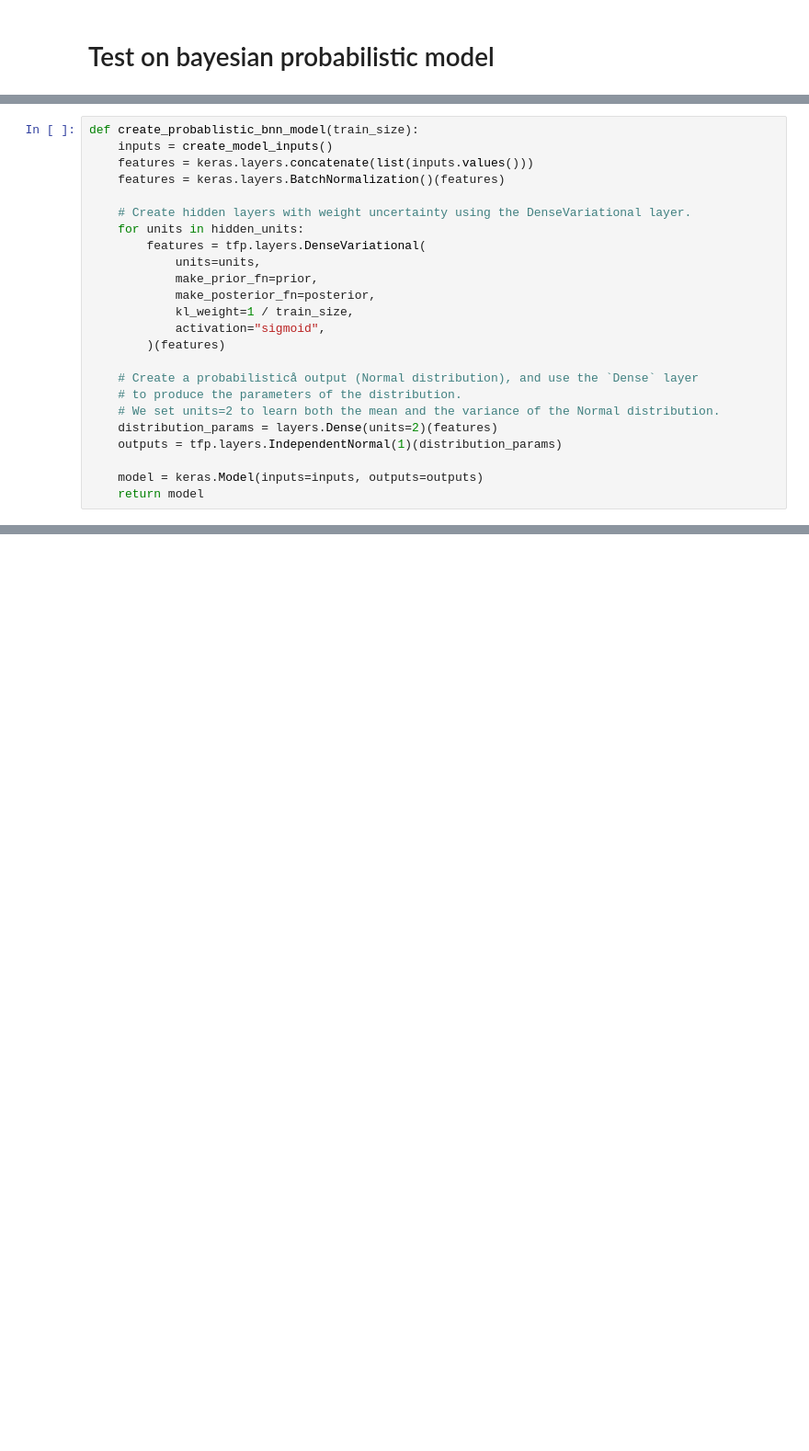
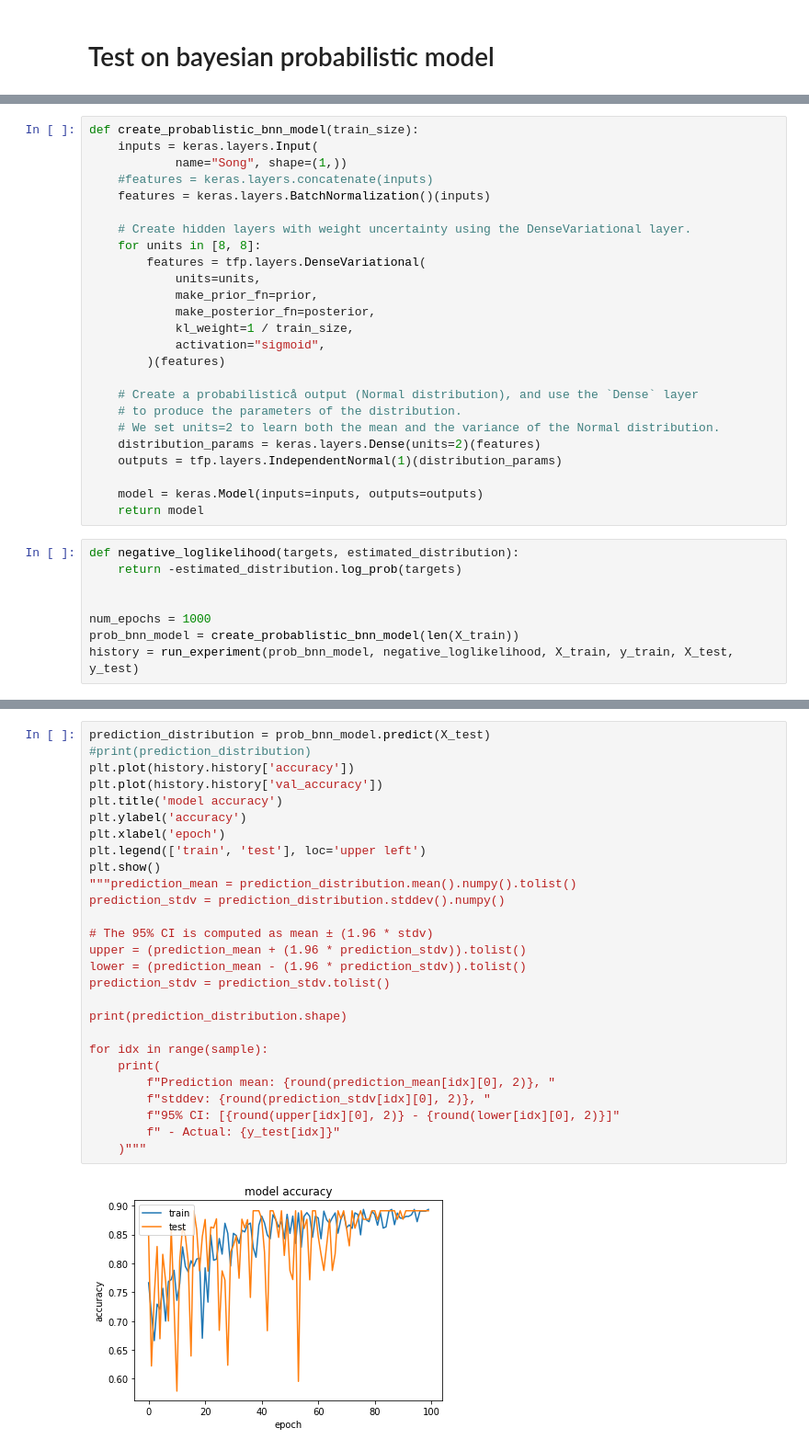
Before and after one commit to egvhoena/uncertainty-in-recs, a Jupyter notebook: new_playground.ipynb, the cells around one changed output, grey strips where cells are left out. Shown at 92% size. Cells and saved outputs as stored; diff of their text form; blank space fills up the shorter version.

```diff
--- a/new_playground.ipynb
+++ b/new_playground.ipynb
@@ -435,11 +461,12 @@ def create_model_inputs():
 # %%
 def create_probablistic_bnn_model(train_size):
-    inputs = create_model_inputs()
-    features = keras.layers.concatenate(list(inputs.values()))
-    features = keras.layers.BatchNormalization()(features)
+    inputs = keras.layers.Input(
+            name="Song", shape=(1,))
+    #features = keras.layers.concatenate(inputs)
+    features = keras.layers.BatchNormalization()(inputs)
 
     # Create hidden layers with weight uncertainty using the DenseVariational layer.
-    for units in hidden_units:
+    for units in [8, 8]:
         features = tfp.layers.DenseVariational(
             units=units,
             make_prior_fn=prior,
@@ -451,8 +478,16 @@ def create_probablistic_bnn_model(train_size):
     # Create a probabilisticå output (Normal distribution), and use the `Dense` layer
     # to produce the parameters of the distribution.
     # We set units=2 to learn both the mean and the variance of the Normal distribution.
-    distribution_params = layers.Dense(units=2)(features)
+    distribution_params = keras.layers.Dense(units=2)(features)
     outputs = tfp.layers.IndependentNormal(1)(distribution_params)
 
     model = keras.Model(inputs=inputs, outputs=outputs)
     return model
+# %%
+def negative_loglikelihood(targets, estimated_distribution):
+    return -estimated_distribution.log_prob(targets)
+
+
+num_epochs = 1000
+prob_bnn_model = create_probablistic_bnn_model(len(X_train))
+history = run_experiment(prob_bnn_model, negative_loglikelihood, X_train, y_train, X_test, y_test)
@@ -458,0 +516,29 @@ def create_probablistic_bnn_model(train_size):
+# %%
+prediction_distribution = prob_bnn_model.predict(X_test)
+#print(prediction_distribution)
+plt.plot(history.history['accuracy'])
+plt.plot(history.history['val_accuracy'])
+plt.title('model accuracy')
+plt.ylabel('accuracy')
+plt.xlabel('epoch')
+plt.legend(['train', 'test'], loc='upper left')
+plt.show()
+"""prediction_mean = prediction_distribution.mean().numpy().tolist()
+prediction_stdv = prediction_distribution.stddev().numpy()
+
+# The 95% CI is computed as mean ± (1.96 * stdv)
+upper = (prediction_mean + (1.96 * prediction_stdv)).tolist()
+lower = (prediction_mean - (1.96 * prediction_stdv)).tolist()
+prediction_stdv = prediction_stdv.tolist()
+
+print(prediction_distribution.shape)
+
+for idx in range(sample):
+    print(
+        f"Prediction mean: {round(prediction_mean[idx][0], 2)}, "
+        f"stddev: {round(prediction_stdv[idx][0], 2)}, "
+        f"95% CI: [{round(upper[idx][0], 2)} - {round(lower[idx][0], 2)}]"
+        f" - Actual: {y_test[idx]}"
+    )"""
+# %% [output]
+[figure, added]
```
Also changed, not shown: parts of 7 cells of this notebook.
